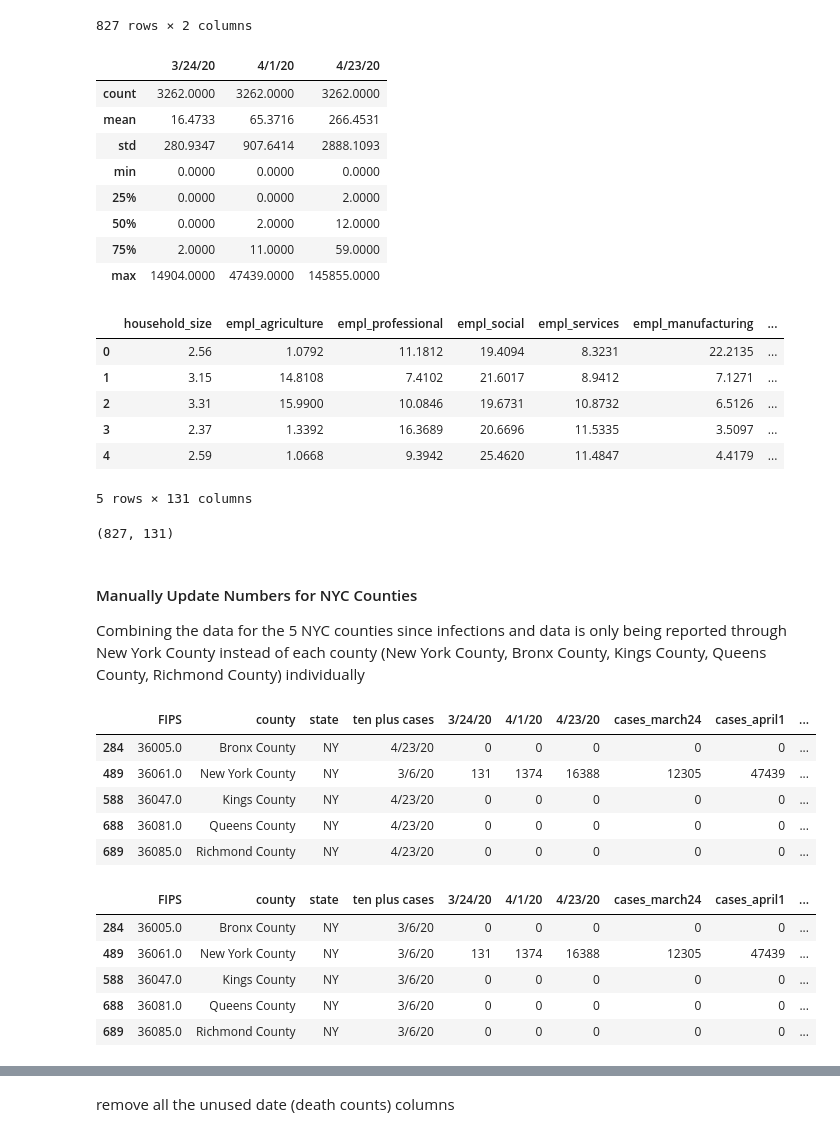
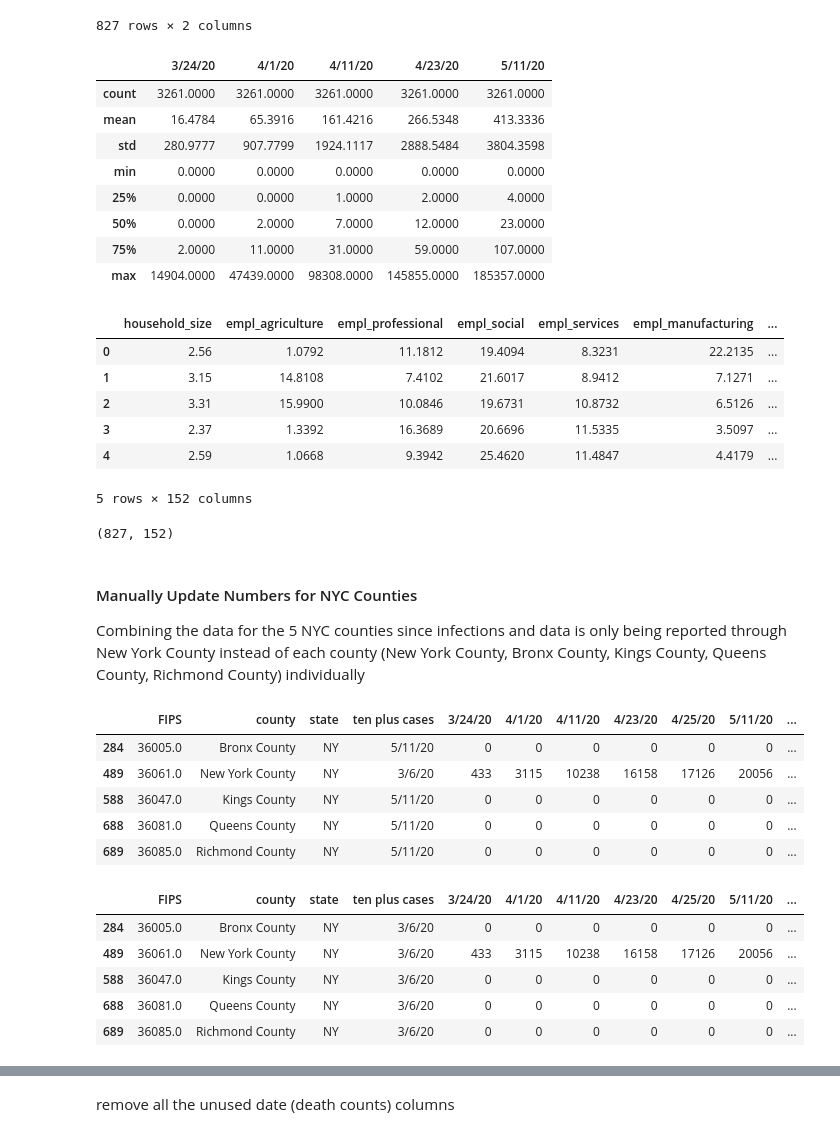
Before and after one commit to aejurgensen/Covid-19, a Jupyter notebook: data_creation/covid_data.ipynb, the cells around one changed output, grey strips where cells are left out. Cells and saved outputs as stored; diff of their text form; code cells hidden in the pictures.

```diff
--- a/data_creation/covid_data.ipynb
+++ b/data_creation/covid_data.ipynb
@@ -21,8 +22,8 @@ pd.set_option('display.precision', 4)
 # %%
 demo = pd.read_csv("counties.csv", dtype={'FIPS':float})
 # looks like JH data doesn't have leading zeros in FIPS codes
-confirmed = pd.read_csv("time_series_covid19_confirmed_US_20200424.csv")
-deaths = pd.read_csv("time_series_covid19_deaths_US_20200424.csv")
+confirmed = pd.read_csv("time_series_covid19_confirmed_US_20200512.csv")
+deaths = pd.read_csv("time_series_covid19_deaths_US_20200512.csv")
 # %%
 demo.head()
 # %% [output]
@@ -200,24 +201,24 @@ merged[["population", "Population"]]
 merged = merged.drop(['UID', 'iso2', 'iso3', 'code3', 'Admin2', 'Province_State','Country_Region',
                       'Lat', 'Long_', 'Combined_Key', 'Population', "Unnamed: 0"], axis=1)
 # %%
-confirmed[["3/24/20", "4/1/20", "4/23/20"]].describe()
+confirmed[["3/24/20", "4/1/20", "4/11/20", "4/23/20", "5/11/20"]].describe()
 # in first pass, found that number of ases 2 weeks prior was almost perfectly correlated with
 # number of deaths, so will just use the count of confirmed cases 4 weeks prior.  I would
 # have used earlier data, too, if I could get the break-down by county for NYC
 # %% [output]
-|  | 3/24/20 | 4/1/20 | 4/23/20 |
-| count | 3262.0000 | 3262.0000 | 3262.0000 |
-| mean | 16.4733 | 65.3716 | 266.4531 |
-| std | 280.9347 | 907.6414 | 2888.1093 |
-| min | 0.0000 | 0.0000 | 0.0000 |
-| 25% | 0.0000 | 0.0000 | 2.0000 |
-| 50% | 0.0000 | 2.0000 | 12.0000 |
-| 75% | 2.0000 | 11.0000 | 59.0000 |
-| max | 14904.0000 | 47439.0000 | 145855.0000 |
+|  | 3/24/20 | 4/1/20 | 4/11/20 | 4/23/20 | 5/11/20 |
+| count | 3261.0000 | 3261.0000 | 3261.0000 | 3261.0000 | 3261.0000 |
+| mean | 16.4784 | 65.3916 | 161.4216 | 266.5348 | 413.3336 |
+| std | 280.9777 | 907.7799 | 1924.1117 | 2888.5484 | 3804.3598 |
+| min | 0.0000 | 0.0000 | 0.0000 | 0.0000 | 0.0000 |
+| 25% | 0.0000 | 0.0000 | 1.0000 | 2.0000 | 4.0000 |
+| 50% | 0.0000 | 2.0000 | 7.0000 | 12.0000 | 23.0000 |
+| 75% | 2.0000 | 11.0000 | 31.0000 | 59.0000 | 107.0000 |
+| max | 14904.0000 | 47439.0000 | 98308.0000 | 145855.0000 | 185357.0000 |
 # %%
 # add the date of 10+ confirmed deaths as a column
-confirmed = confirmed[["FIPS", "3/23/20", "4/1/20", "4/23/20", "ten plus cases"]]
-confirmed.columns = ["FIPS", "cases_march24", "cases_april1", "cases_april23", "ten plus cases"]
+confirmed = confirmed[["FIPS", "3/23/20", "4/1/20", "4/11/20", "4/23/20", "4/25/20", "5/11/20", "ten plus cases"]]
+confirmed.columns = ["FIPS", "cases_march24", "cases_april1", "cases_april11", "cases_april23", "cases_april25", "cases_may11", "ten plus cases"]
 # %%
 merged = pd.merge(merged, confirmed, how='inner', on="FIPS",
                  left_index=False, right_index=False)
@@ -230,11 +231,11 @@ merged.head()
 | 2 | 3.31 | 15.9900 | 10.0846 | 19.6731 | 10.8732 | 6.5126 | ... |
 | 3 | 2.37 | 1.3392 | 16.3689 | 20.6696 | 11.5335 | 3.5097 | ... |
 | 4 | 2.59 | 1.0668 | 9.3942 | 25.4620 | 11.4847 | 4.4179 | ... |
-5 rows × 131 columns
+5 rows × 152 columns
 # %%
 merged.shape
 # %% [output]
-(827, 131)
+(827, 152)
 # %% [markdown]
 #### Manually Update Numbers for NYC Counties
 
@@ -242,19 +243,22 @@ Combining the data for the 5 NYC counties since infections and data is only bein
 # %%
 merged[(merged["state"] == "NY") & ((merged["county"] == "Bronx County") |
                                    (merged["county"] == "Kings County") |
                                    (merged["county"] == "New York County") |
                                    (merged["county"] == "Queens County") |
                                    (merged["county"] == "Richmond County"))][["FIPS", "county", "state",
                                                                               "ten plus cases", "3/24/20",
-                                                                              "4/1/20", "4/23/20", "cases_march24",
-                                                                              "cases_april1", "cases_april23"]]
+                                                                              "4/1/20", "4/11/20", "4/23/20",
+                                                                              "4/25/20", "5/11/20",
+                                                                              "cases_march24", "cases_april1",
+                                                                              "cases_april11", "cases_april23",
+                                                                              "cases_april25", "cases_may11"]]
 # %% [output]
-|  | FIPS | county | state | ten plus cases | 3/24/20 | 4/1/20 | 4/23/20 | cases_march24 | cases_april1 | ... |
-| 284 | 36005.0 | Bronx County | NY | 4/23/20 | 0 | 0 | 0 | 0 | 0 | ... |
-| 489 | 36061.0 | New York County | NY | 3/6/20 | 131 | 1374 | 16388 | 12305 | 47439 | ... |
-| 588 | 36047.0 | Kings County | NY | 4/23/20 | 0 | 0 | 0 | 0 | 0 | ... |
-| 688 | 36081.0 | Queens County | NY | 4/23/20 | 0 | 0 | 0 | 0 | 0 | ... |
-| 689 | 36085.0 | Richmond County | NY | 4/23/20 | 0 | 0 | 0 | 0 | 0 | ... |
+|  | FIPS | county | state | ten plus cases | 3/24/20 | 4/1/20 | 4/11/20 | 4/23/20 | 4/25/20 | 5/11/20 | ... |
+| 284 | 36005.0 | Bronx County | NY | 5/11/20 | 0 | 0 | 0 | 0 | 0 | 0 | ... |
+| 489 | 36061.0 | New York County | NY | 3/6/20 | 433 | 3115 | 10238 | 16158 | 17126 | 20056 | ... |
+| 588 | 36047.0 | Kings County | NY | 5/11/20 | 0 | 0 | 0 | 0 | 0 | 0 | ... |
+| 688 | 36081.0 | Queens County | NY | 5/11/20 | 0 | 0 | 0 | 0 | 0 | 0 | ... |
+| 689 | 36085.0 | Richmond County | NY | 5/11/20 | 0 | 0 | 0 | 0 | 0 | 0 | ... |
 # %%
 # update so all have same "ten plus cases" of 3/6/20
 for a in [284, 588, 688, 689]:
@@ -266,15 +270,18 @@ merged[(merged["state"] == "NY") & ((merged["county"] == "Bronx County") |
                                    (merged["county"] == "Queens County") |
                                    (merged["county"] == "Richmond County"))][["FIPS", "county", "state",
                                                                               "ten plus cases", "3/24/20",
-                                                                              "4/1/20", "4/23/20", "cases_march24",
-                                                                              "cases_april1", "cases_april23"]]
+                                                                              "4/1/20", "4/11/20", "4/23/20",
+                                                                              "4/25/20", "5/11/20",
+                                                                              "cases_march24", "cases_april1",
+                                                                              "cases_april11", "cases_april23",
+                                                                              "cases_april25", "cases_may11"]]
 # %% [output]
-|  | FIPS | county | state | ten plus cases | 3/24/20 | 4/1/20 | 4/23/20 | cases_march24 | cases_april1 | ... |
-| 284 | 36005.0 | Bronx County | NY | 3/6/20 | 0 | 0 | 0 | 0 | 0 | ... |
-| 489 | 36061.0 | New York County | NY | 3/6/20 | 131 | 1374 | 16388 | 12305 | 47439 | ... |
-| 588 | 36047.0 | Kings County | NY | 3/6/20 | 0 | 0 | 0 | 0 | 0 | ... |
-| 688 | 36081.0 | Queens County | NY | 3/6/20 | 0 | 0 | 0 | 0 | 0 | ... |
-| 689 | 36085.0 | Richmond County | NY | 3/6/20 | 0 | 0 | 0 | 0 | 0 | ... |
+|  | FIPS | county | state | ten plus cases | 3/24/20 | 4/1/20 | 4/11/20 | 4/23/20 | 4/25/20 | 5/11/20 | ... |
+| 284 | 36005.0 | Bronx County | NY | 3/6/20 | 0 | 0 | 0 | 0 | 0 | 0 | ... |
+| 489 | 36061.0 | New York County | NY | 3/6/20 | 433 | 3115 | 10238 | 16158 | 17126 | 20056 | ... |
+| 588 | 36047.0 | Kings County | NY | 3/6/20 | 0 | 0 | 0 | 0 | 0 | 0 | ... |
+| 688 | 36081.0 | Queens County | NY | 3/6/20 | 0 | 0 | 0 | 0 | 0 | 0 | ... |
+| 689 | 36085.0 | Richmond County | NY | 3/6/20 | 0 | 0 | 0 | 0 | 0 | 0 | ... |
 # %%
 # deaths for 4/23: https://www1.nyc.gov/assets/doh/downloads/pdf/imm/covid-19-daily-data-summary-deaths-04242020-1.pdf
 merged.at[284, "4/23/20"] = 2342
```
Also changed, not shown: parts of 25 cells of this notebook, 4 other files.
